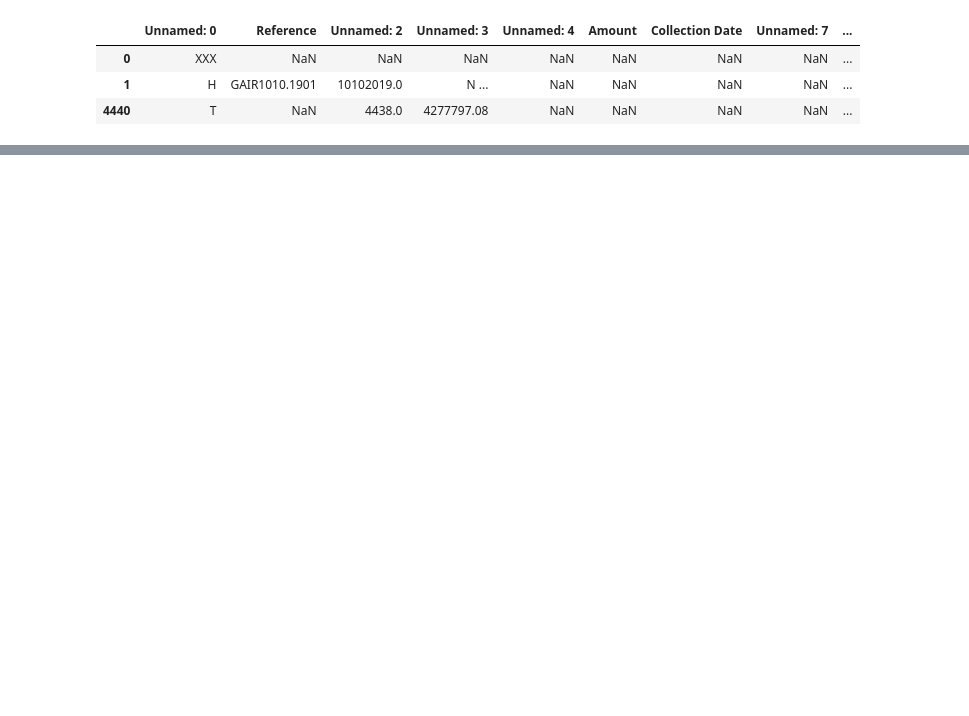
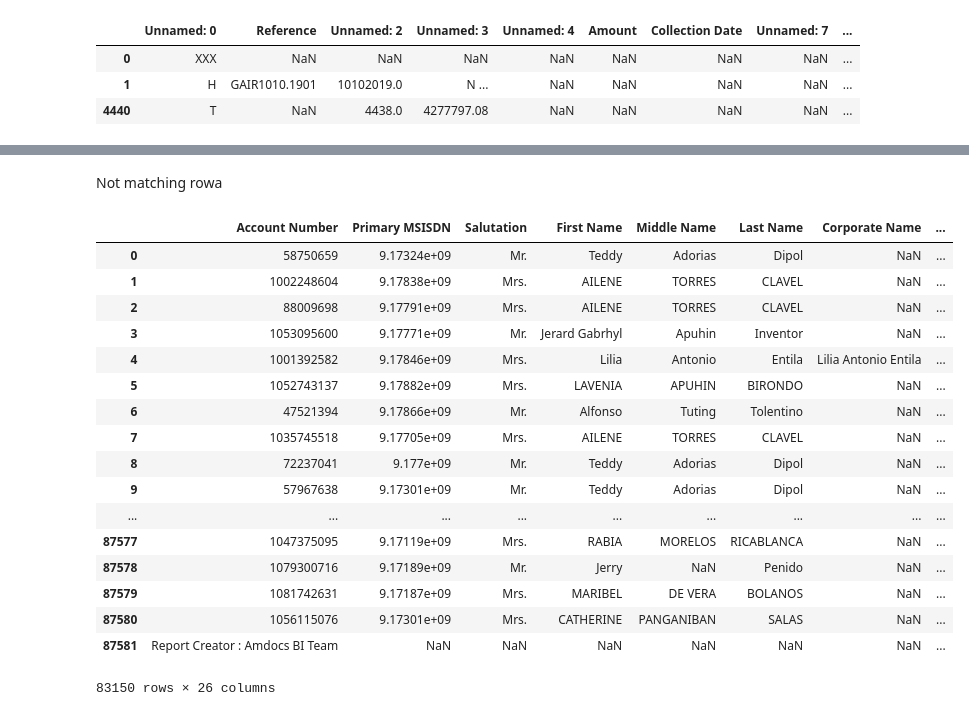
Before and after one commit to suman1051/Python_training, a Jupyter notebook: Raffy.ipynb, the cells around one changed output, grey strips where cells are left out. Drawn from its saved outputs; the diff is of its cells as text; code cells hidden in the pictures; blank space fills up the shorter version.

```diff
--- a/Raffy.ipynb
+++ b/Raffy.ipynb
@@ -147,0 +135,23 @@ pd.merge(set1OR, set2OR, left_on='OR No.', right_on= 'Raffy', how='inner')
+# %% [markdown]
+Not matching rowa
+# %%
+a[a['OR'].isnull()]
+# %% [output]
+|  | Account Number | Primary MSISDN | Salutation | First Name | Middle Name | Last Name | Corporate Name | ... |
+| 0 | 58750659 | 9.17324e+09 | Mr. | Teddy | Adorias | Dipol | NaN | ... |
+| 1 | 1002248604 | 9.17838e+09 | Mrs. | AILENE | TORRES | CLAVEL | NaN | ... |
+| 2 | 88009698 | 9.17791e+09 | Mrs. | AILENE | TORRES | CLAVEL | NaN | ... |
+| 3 | 1053095600 | 9.17771e+09 | Mr. | Jerard Gabrhyl | Apuhin | Inventor | NaN | ... |
+| 4 | 1001392582 | 9.17846e+09 | Mrs. | Lilia | Antonio | Entila | Lilia Antonio Entila | ... |
+| 5 | 1052743137 | 9.17882e+09 | Mrs. | LAVENIA | APUHIN | BIRONDO | NaN | ... |
+| 6 | 47521394 | 9.17866e+09 | Mr. | Alfonso | Tuting | Tolentino | NaN | ... |
+| 7 | 1035745518 | 9.17705e+09 | Mrs. | AILENE | TORRES | CLAVEL | NaN | ... |
+| 8 | 72237041 | 9.177e+09 | Mr. | Teddy | Adorias | Dipol | NaN | ... |
+| 9 | 57967638 | 9.17301e+09 | Mr. | Teddy | Adorias | Dipol | NaN | ... |
+| ... | ... | ... | ... | ... | ... | ... | ... | ... |
+| 87577 | 1047375095 | 9.17119e+09 | Mrs. | RABIA | MORELOS | RICABLANCA | NaN | ... |
+| 87578 | 1079300716 | 9.17189e+09 | Mr. | Jerry | NaN | Penido | NaN | ... |
+| 87579 | 1081742631 | 9.17187e+09 | Mrs. | MARIBEL | DE VERA | BOLANOS | NaN | ... |
+| 87580 | 1056115076 | 9.17301e+09 | Mrs. | CATHERINE | PANGANIBAN | SALAS | NaN | ... |
+| 87581 | Report Creator : Amdocs BI Team | NaN | NaN | NaN | NaN | NaN | NaN | ... |
+83150 rows × 26 columns
```
Also changed, not shown: parts of 30 cells of this notebook.
